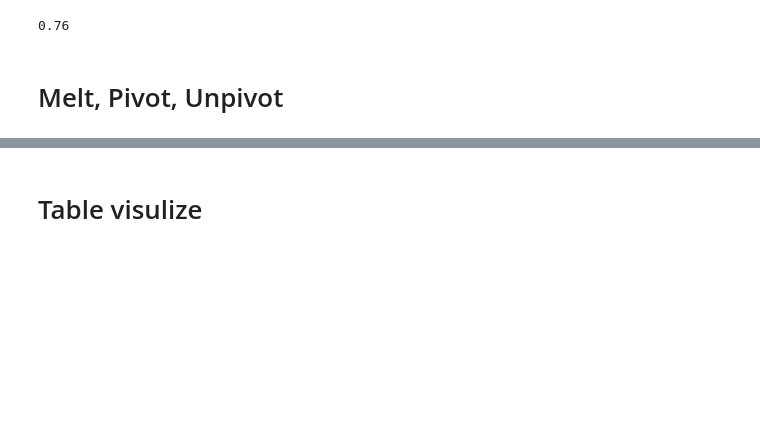
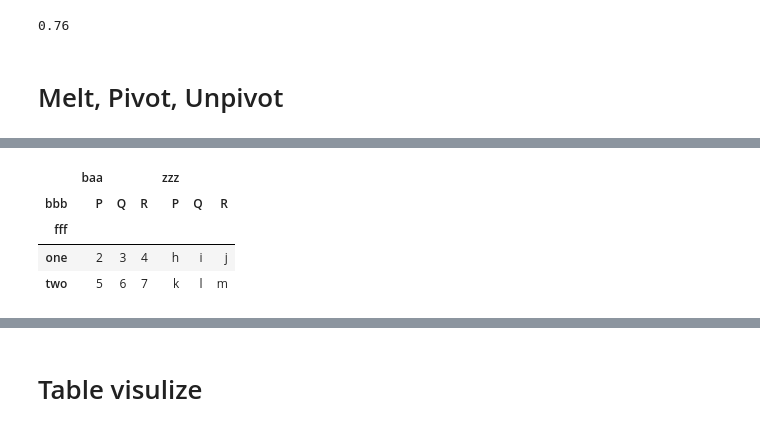
Before and after one commit to showmidelo/Advanced_Pandas_karyar, a Jupyter notebook: tutorial.ipynb, the cells around one changed output, grey strips where cells are left out. Drawn from its saved outputs; the diff is of its cells as text; code cells hidden in the pictures; blank space fills up the shorter version.

Commit message:
pivot, melt, explode

```diff
--- a/tutorial.ipynb
+++ b/tutorial.ipynb
@@ -372,0 +410,8 @@ pipe.set_params(svc__C=10).fit(X_train, y_train).score(X_test, y_test)
+# %%
+df.pivot(index='fff', columns='bbb', values=['baa', 'zzz'])
+# %% [output]
+|  | baa |  |  | zzz |  |  |
+| bbb | P | Q | R | P | Q | R |
+| fff |  |  |  |  |  |  |
+| one | 2 | 3 | 4 | h | i | j |
+| two | 5 | 6 | 7 | k | l | m |
```
Also changed, not shown: parts of 16 cells of this notebook.
